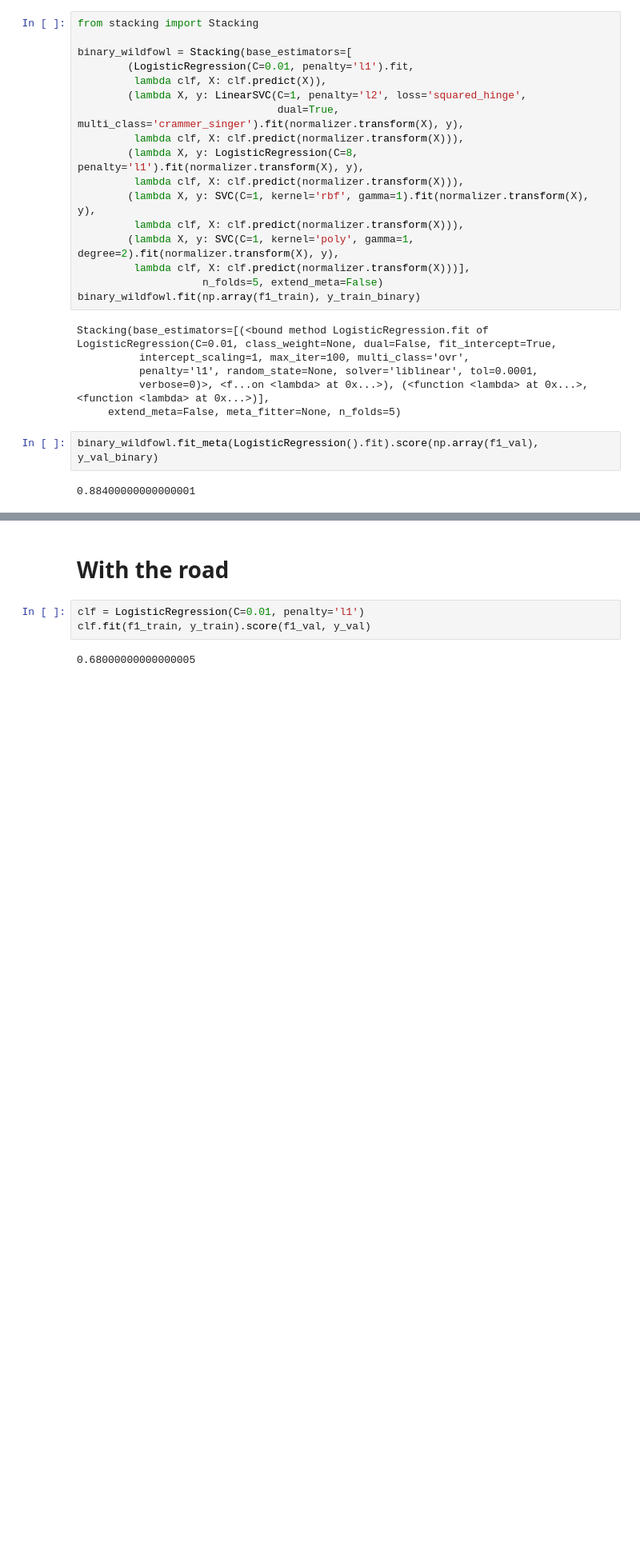
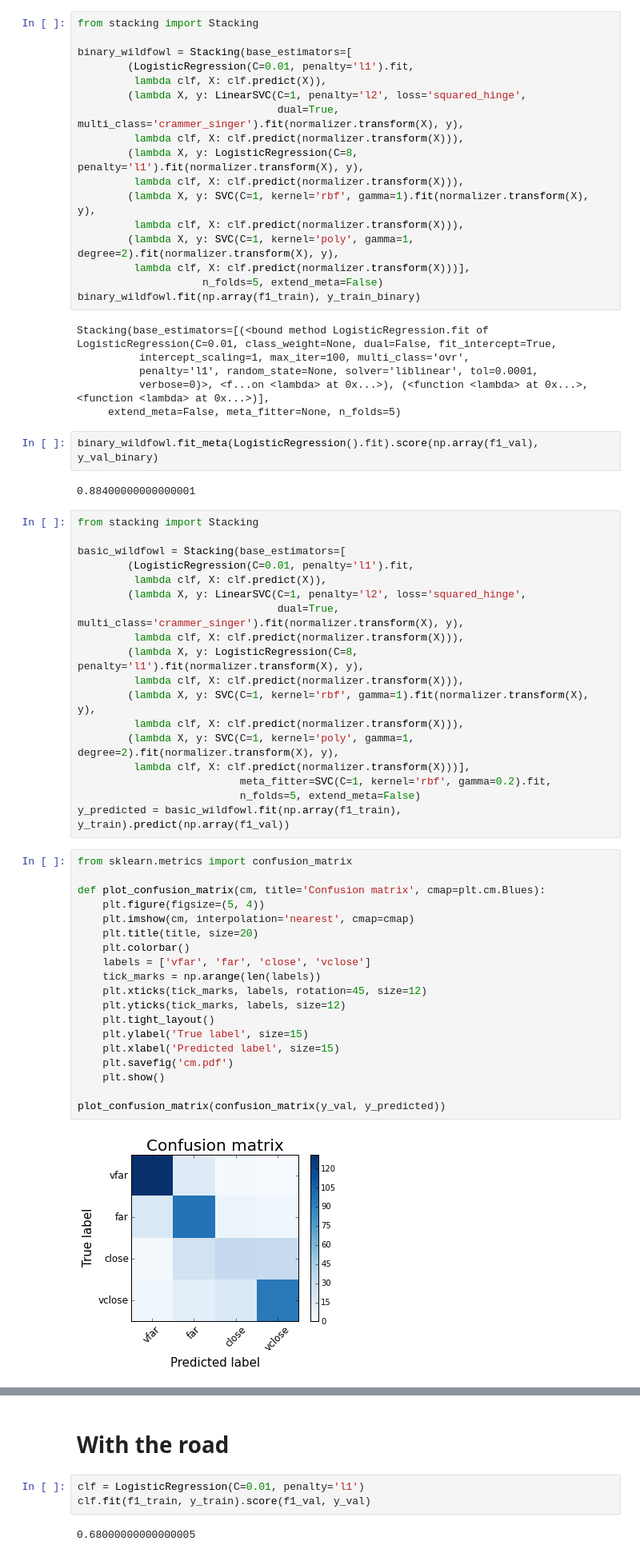
Before and after one commit to Avidereta/dl_project, a Jupyter notebook: classifiers.ipynb, the cells around one changed output, grey strips where cells are left out. Shown at 80% size. Drawn from its saved outputs; the diff is of its cells as text; blank space fills up the shorter version.

```diff
--- a/classifiers.ipynb
+++ b/classifiers.ipynb
@@ -331,3 +329,42 @@ Stacking(base_estimators=[(<bound method LogisticRegression.fit of LogisticRegre
 binary_wildfowl.fit_meta(LogisticRegression().fit).score(np.array(f1_val), y_val_binary)
 # %% [output]
 0.88400000000000001
+# %%
+from stacking import Stacking
+
+basic_wildfowl = Stacking(base_estimators=[
+        (LogisticRegression(C=0.01, penalty='l1').fit,
+         lambda clf, X: clf.predict(X)),
+        (lambda X, y: LinearSVC(C=1, penalty='l2', loss='squared_hinge',
+                                dual=True, multi_class='crammer_singer').fit(normalizer.transform(X), y),
+         lambda clf, X: clf.predict(normalizer.transform(X))),
+        (lambda X, y: LogisticRegression(C=8, penalty='l1').fit(normalizer.transform(X), y),
+         lambda clf, X: clf.predict(normalizer.transform(X))),
+        (lambda X, y: SVC(C=1, kernel='rbf', gamma=1).fit(normalizer.transform(X), y),
+         lambda clf, X: clf.predict(normalizer.transform(X))),
+        (lambda X, y: SVC(C=1, kernel='poly', gamma=1, degree=2).fit(normalizer.transform(X), y),
+         lambda clf, X: clf.predict(normalizer.transform(X)))],
+                          meta_fitter=SVC(C=1, kernel='rbf', gamma=0.2).fit,
+                          n_folds=5, extend_meta=False)
+y_predicted = basic_wildfowl.fit(np.array(f1_train), y_train).predict(np.array(f1_val))
+# %%
+from sklearn.metrics import confusion_matrix
+
+def plot_confusion_matrix(cm, title='Confusion matrix', cmap=plt.cm.Blues):
+    plt.figure(figsize=(5, 4))
+    plt.imshow(cm, interpolation='nearest', cmap=cmap)
+    plt.title(title, size=20)
+    plt.colorbar()
+    labels = ['vfar', 'far', 'close', 'vclose']
+    tick_marks = np.arange(len(labels))
+    plt.xticks(tick_marks, labels, rotation=45, size=12)
+    plt.yticks(tick_marks, labels, size=12)
+    plt.tight_layout()
+    plt.ylabel('True label', size=15)
+    plt.xlabel('Predicted label', size=15)
+    plt.savefig('cm.pdf')
+    plt.show()
+
+plot_confusion_matrix(confusion_matrix(y_val, y_predicted))
+# %% [output]
+[figure, added]
```
Also changed, not shown: parts of 9 cells of this notebook.
